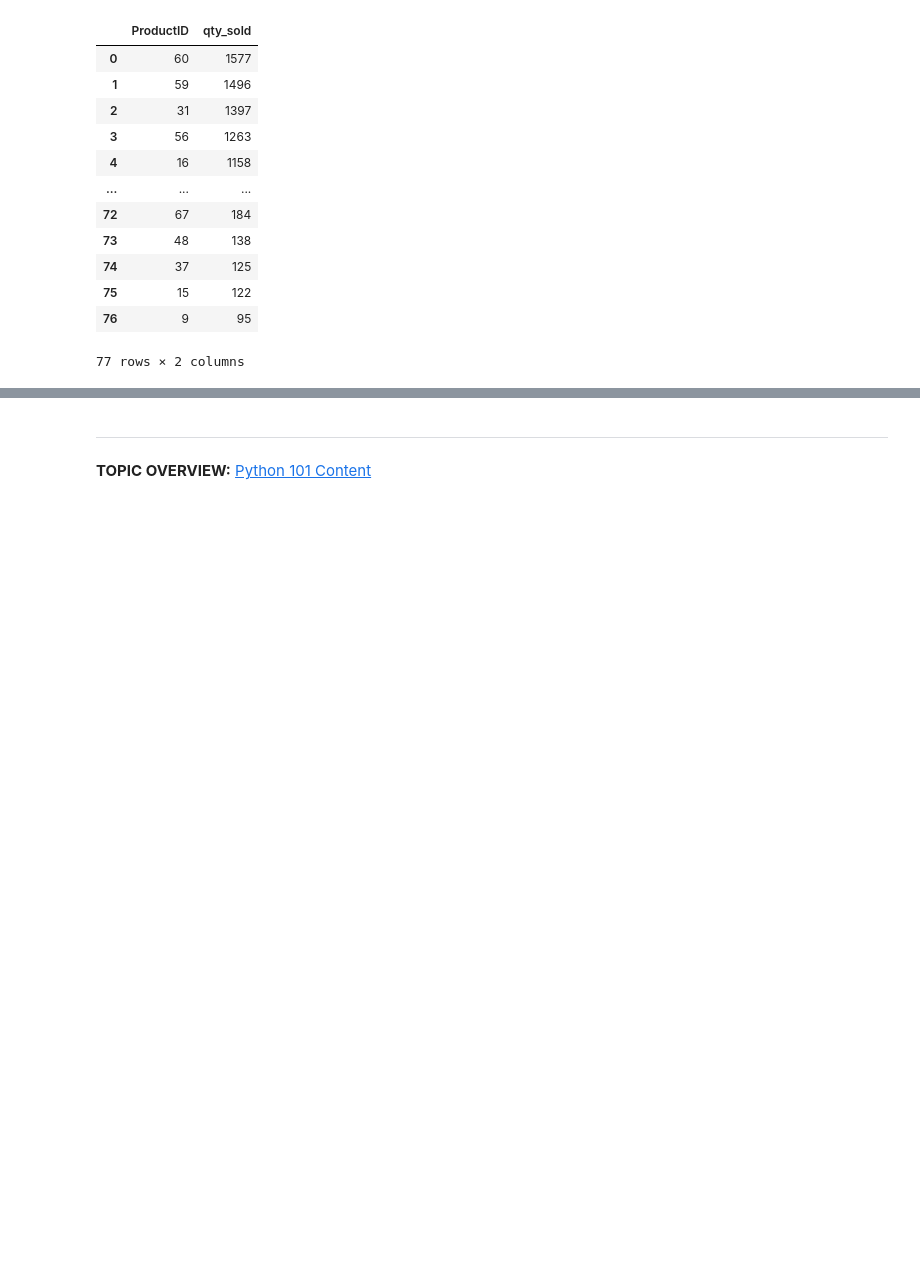
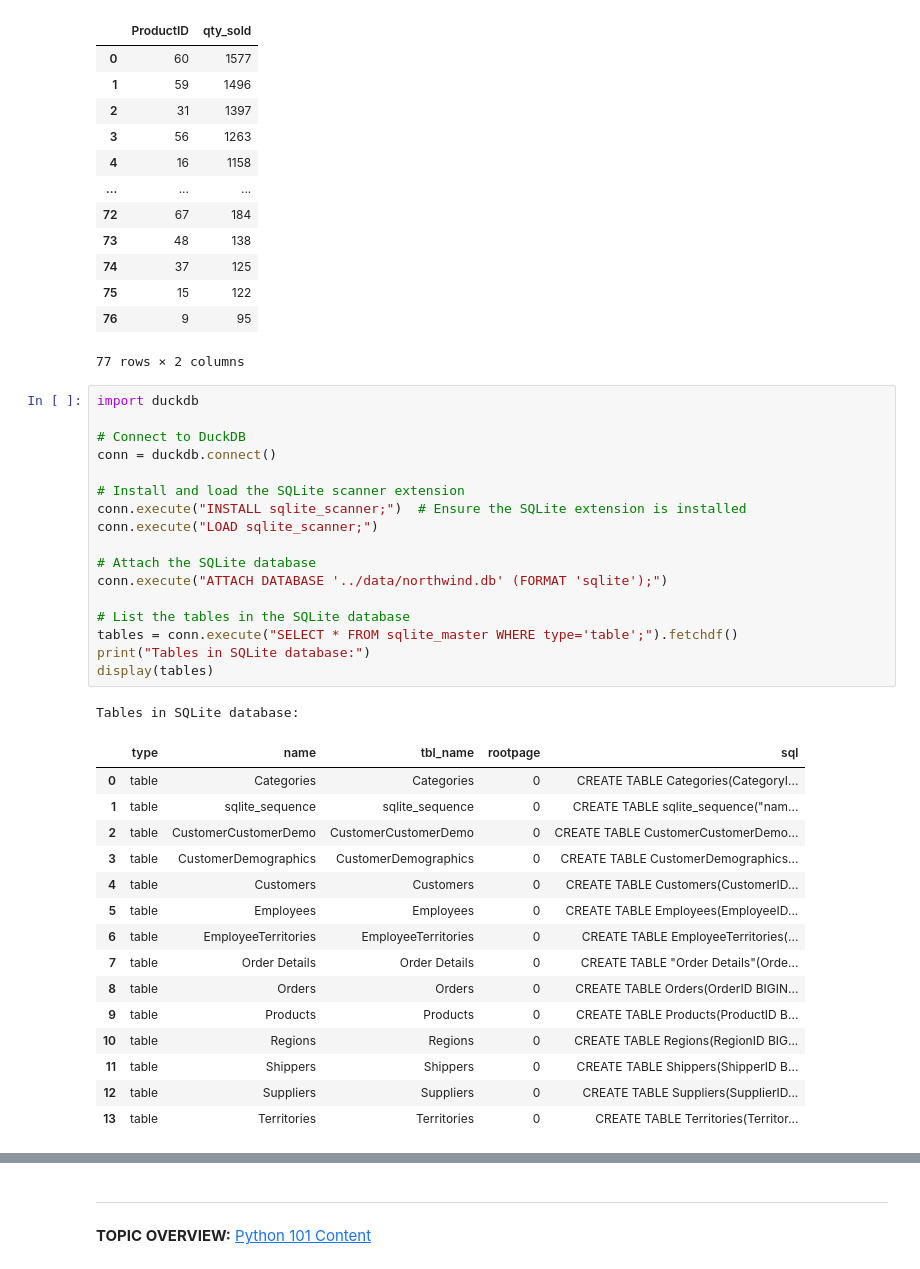
Before and after one commit to ogbinar/python101, a Jupyter notebook: notebooks/14_advanced_io.ipynb, the cells around one changed output, grey strips where cells are left out. Cells and saved outputs as stored; diff of their text form; blank space fills up the shorter version.

```diff
--- a/notebooks/14_advanced_io.ipynb
+++ b/notebooks/14_advanced_io.ipynb
@@ -219,3 +176,37 @@ conn.close()
 | 75 | 15 | 122 |
 | 76 | 9 | 95 |
 77 rows × 2 columns
+# %%
+import duckdb
+
+# Connect to DuckDB
+conn = duckdb.connect()
+
+# Install and load the SQLite scanner extension
+conn.execute("INSTALL sqlite_scanner;")  # Ensure the SQLite extension is installed
+conn.execute("LOAD sqlite_scanner;")
+
+# Attach the SQLite database
+conn.execute("ATTACH DATABASE '../data/northwind.db' (FORMAT 'sqlite');")
+
+# List the tables in the SQLite database
+tables = conn.execute("SELECT * FROM sqlite_master WHERE type='table';").fetchdf()
+print("Tables in SQLite database:")
+display(tables)
+# %% [output]
+Tables in SQLite database:
+|  | type | name | tbl_name | rootpage | sql |
+| 0 | table | Categories | Categories | 0 | CREATE TABLE Categories(CategoryI... |
+| 1 | table | sqlite_sequence | sqlite_sequence | 0 | CREATE TABLE sqlite_sequence("nam... |
+| 2 | table | CustomerCustomerDemo | CustomerCustomerDemo | 0 | CREATE TABLE CustomerCustomerDemo... |
+| 3 | table | CustomerDemographics | CustomerDemographics | 0 | CREATE TABLE CustomerDemographics... |
+| 4 | table | Customers | Customers | 0 | CREATE TABLE Customers(CustomerID... |
+| 5 | table | Employees | Employees | 0 | CREATE TABLE Employees(EmployeeID... |
+| 6 | table | EmployeeTerritories | EmployeeTerritories | 0 | CREATE TABLE EmployeeTerritories(... |
+| 7 | table | Order Details | Order Details | 0 | CREATE TABLE "Order Details"(Orde... |
+| 8 | table | Orders | Orders | 0 | CREATE TABLE Orders(OrderID BIGIN... |
+| 9 | table | Products | Products | 0 | CREATE TABLE Products(ProductID B... |
+| 10 | table | Regions | Regions | 0 | CREATE TABLE Regions(RegionID BIG... |
+| 11 | table | Shippers | Shippers | 0 | CREATE TABLE Shippers(ShipperID B... |
+| 12 | table | Suppliers | Suppliers | 0 | CREATE TABLE Suppliers(SupplierID... |
+| 13 | table | Territories | Territories | 0 | CREATE TABLE Territories(Territor... |
```
Also changed, not shown: parts of 10 cells of this notebook.
